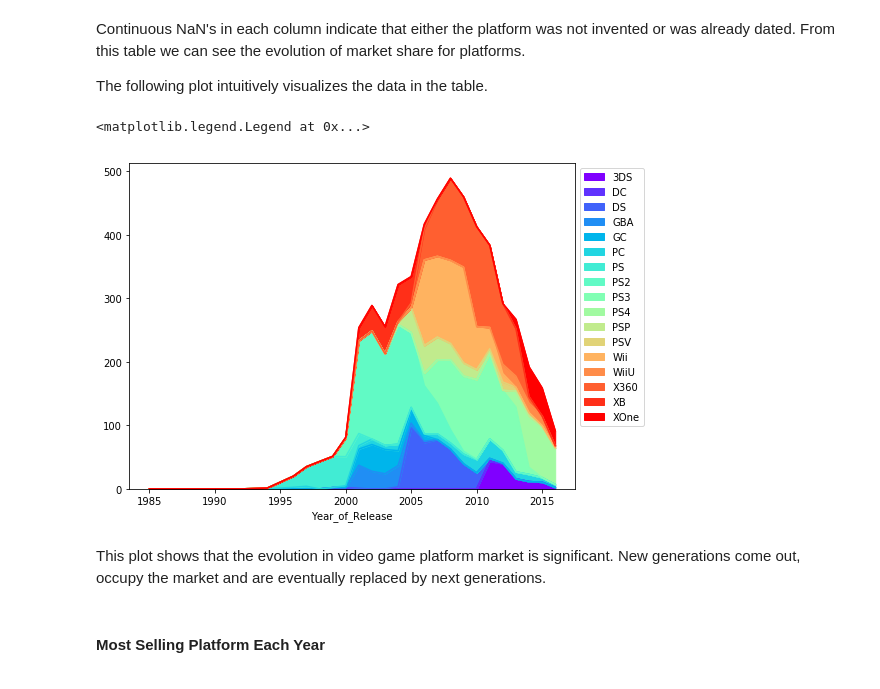
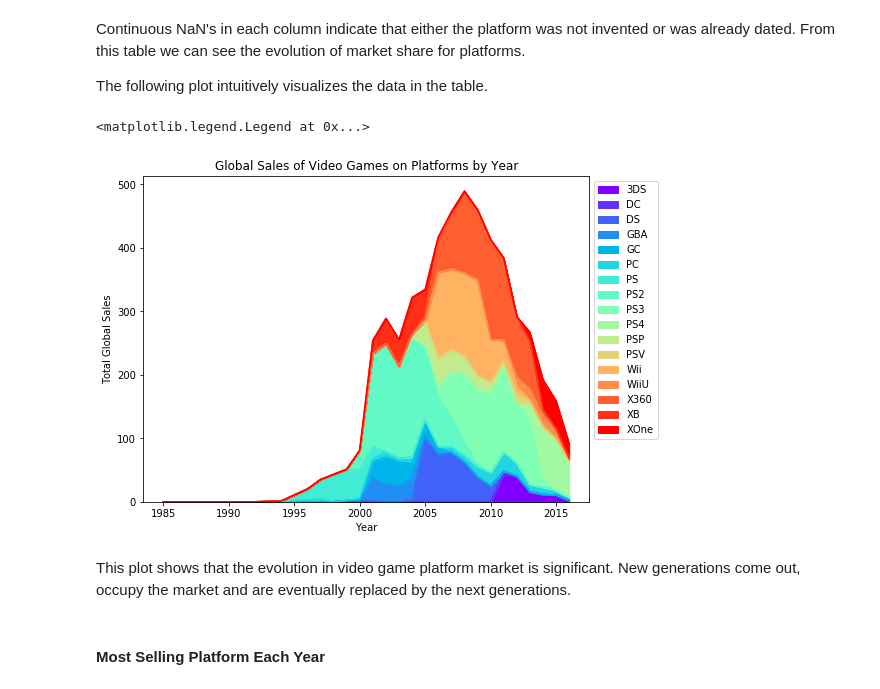
Before and after one commit to sherry9788/STATS131_Final, a Jupyter notebook: xuening.2.ipynb, the cells around one changed output. Cells and saved outputs as stored; diff of their text form; code cells hidden in the pictures.

```diff
--- a/xuening.2.ipynb
+++ b/xuening.2.ipynb
@@ -498,12 +499,15 @@ Continuous NaN's in each column indicate that either the platform was not invent
 The following plot intuitively visualizes the data in the table.
 # %%
 plat_pivot.plot(kind='area', stacked=True, colormap='rainbow', figsize=(8,6))
+plt.title('Global Sales of Video Games on Platforms by Year')
+plt.ylabel('Total Global Sales')
+plt.xlabel('Year')
 plt.legend(bbox_to_anchor=(1, 1))
 # %% [output]
 <matplotlib.legend.Legend at 0x...>
-[figure, old version]
+[figure, new version]
 # %% [markdown]
-This plot shows that the evolution in video game platform market is significant. New generations come out, occupy the market and are eventually replaced by next generations.
+This plot shows that the evolution in video game platform market is significant. New generations come out, occupy the market and are eventually replaced by the next generations.
 # %% [markdown]
 #### Most Selling Platform Each Year
 # %%
```
Also changed, not shown: parts of 11 cells of this notebook.
